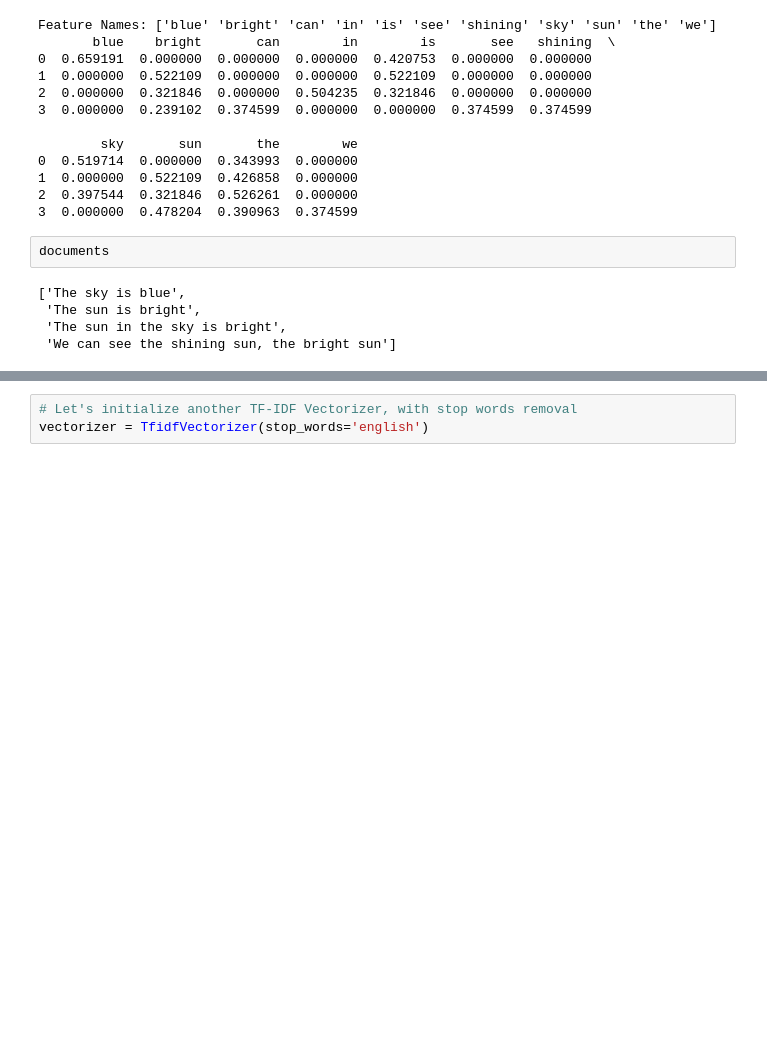
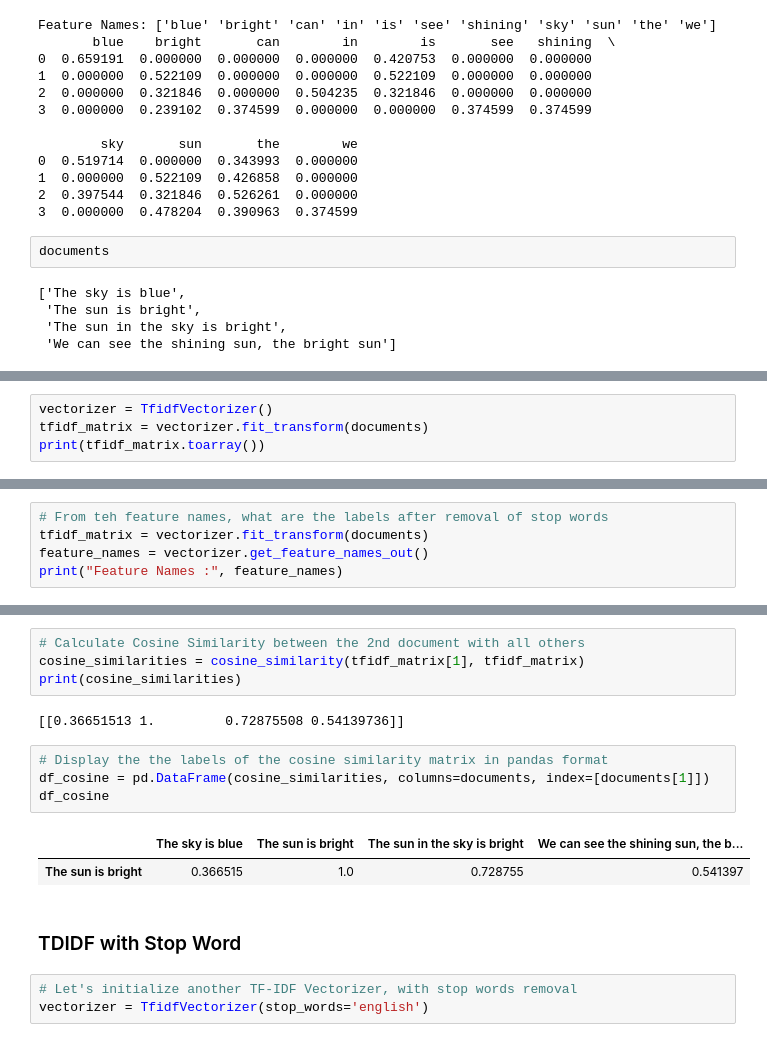
Before and after one commit to mlnotes2718/5m-data-3.9-nlp-ds3-spx, a Jupyter notebook: notebooks/nlp_lesson_part1_intro.ipynb, the cells around one changed output, grey strips where cells are left out. Cells and saved outputs as stored; diff of their text form; blank space fills up the shorter version.

```diff
--- a/notebooks/nlp_lesson_part1_intro.ipynb
+++ b/notebooks/nlp_lesson_part1_intro.ipynb
@@ -779,0 +854,4 @@ print(cosine_similarities)
+# %%
+vectorizer = TfidfVectorizer()
+tfidf_matrix = vectorizer.fit_transform(documents)
+print(tfidf_matrix.toarray())
@@ -779,0 +867,5 @@ print(cosine_similarities)
+# %%
+# From teh feature names, what are the labels after removal of stop words
+tfidf_matrix = vectorizer.fit_transform(documents)
+feature_names = vectorizer.get_feature_names_out()
+print("Feature Names :", feature_names)
@@ -780,3 +896,18 @@ print(cosine_similarities)
+# %%
+# Calculate Cosine Similarity between the 2nd document with all others
+cosine_similarities = cosine_similarity(tfidf_matrix[1], tfidf_matrix)
+print(cosine_similarities)
+# %% [output]
+[[0.36651513 1.         0.72875508 0.54139736]]
+# %%
+# Display the the labels of the cosine similarity matrix in pandas format
+df_cosine = pd.DataFrame(cosine_similarities, columns=documents, index=[documents[1]])
+df_cosine
+# %% [output]
+|  | The sky is blue | The sun is bright | The sun in the sky is bright | We can see the shining sun, the b... |
+| The sun is bright | 0.366515 | 1.0 | 0.728755 | 0.541397 |
+# %% [markdown]
+### TDIDF with Stop Word
 # %%
 # Let's initialize another TF-IDF Vectorizer, with stop words removal
 vectorizer = TfidfVectorizer(stop_words='english')
```
Also changed, not shown: parts of 18 cells of this notebook, 6 other files.
